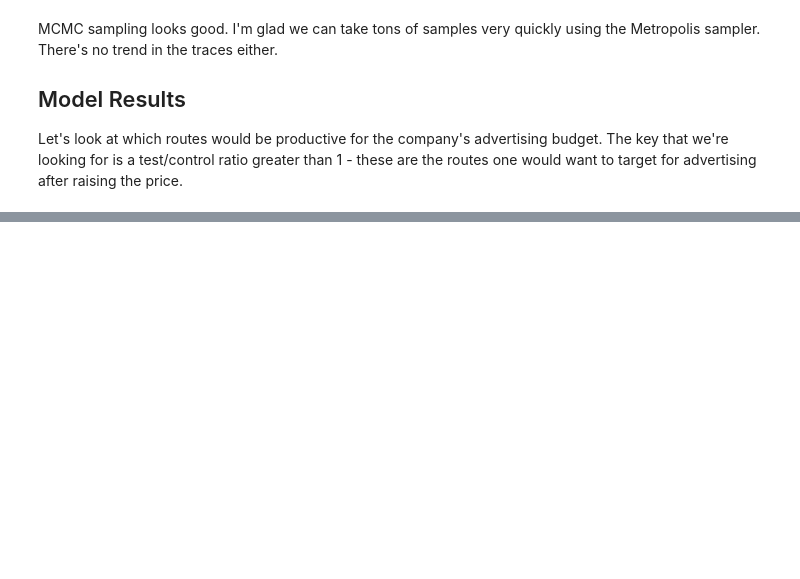
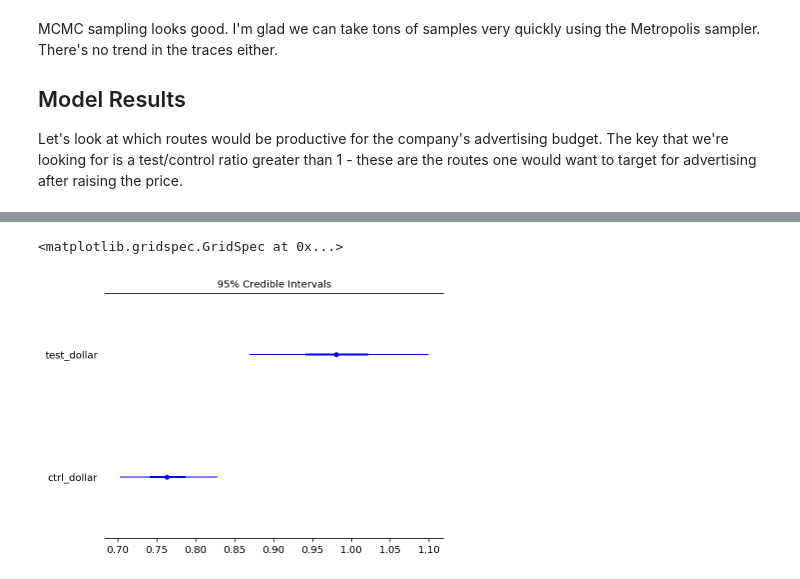
Before and after one commit to ericmjl/insight-data-challenges, a Jupyter notebook: week2/notebook.ipynb, the cells around one changed output, grey strips where cells are left out. Saved outputs shown, nothing was run; the diff lists cells and outputs as text; code cells hidden in the pictures; blank space fills up the shorter version.

```diff
--- a/week2/notebook.ipynb
+++ b/week2/notebook.ipynb
@@ -420,0 +486,23 @@ plt.show()
+# %%
+from datetime import datetime
+fortnight = results_df['timestamp'] < datetime(2015, 3, 15)
+fortnight_df = results_df[fortnight]
+
+one_month = results_df['timestamp'] < datetime(2015, 4, 1)
+one_month_df = results_df[one_month]
+
+two_month = results_df['timestamp'] < datetime(2015, 5, 1)
+two_month_df = results_df[two_month]
+# %%
+model_fortnight = naive_model(fortnight_df)
+model_one_month = naive_model(one_month_df)
+model_two_month = naive_model(two_month_df)
+# %%
+with model_fortnight:
+    trace_fortnight = pm.sample(2000)
+
+with model_one_month:
+    trace_one_month = pm.sample(2000)
+
+with model_two_month:
+    trace_two_month = pm.sample(2000)
@@ -420,0 +530,5 @@ plt.show()
+# %%
+pm.forestplot(trace_fortnight, varnames=['test_dollar', 'ctrl_dollar'])
+# %% [output]
+<matplotlib.gridspec.GridSpec at 0x...>
+[figure, added]
```
Also changed, not shown: parts of 31 cells of this notebook, 1 other file.
